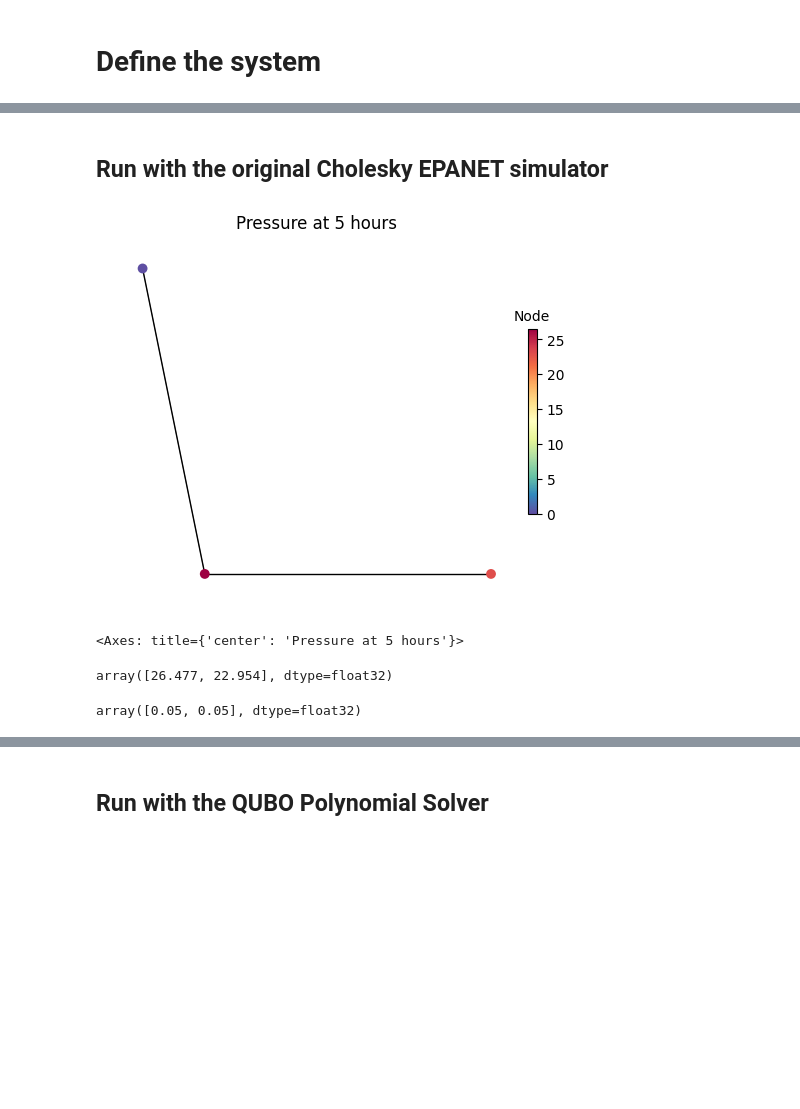
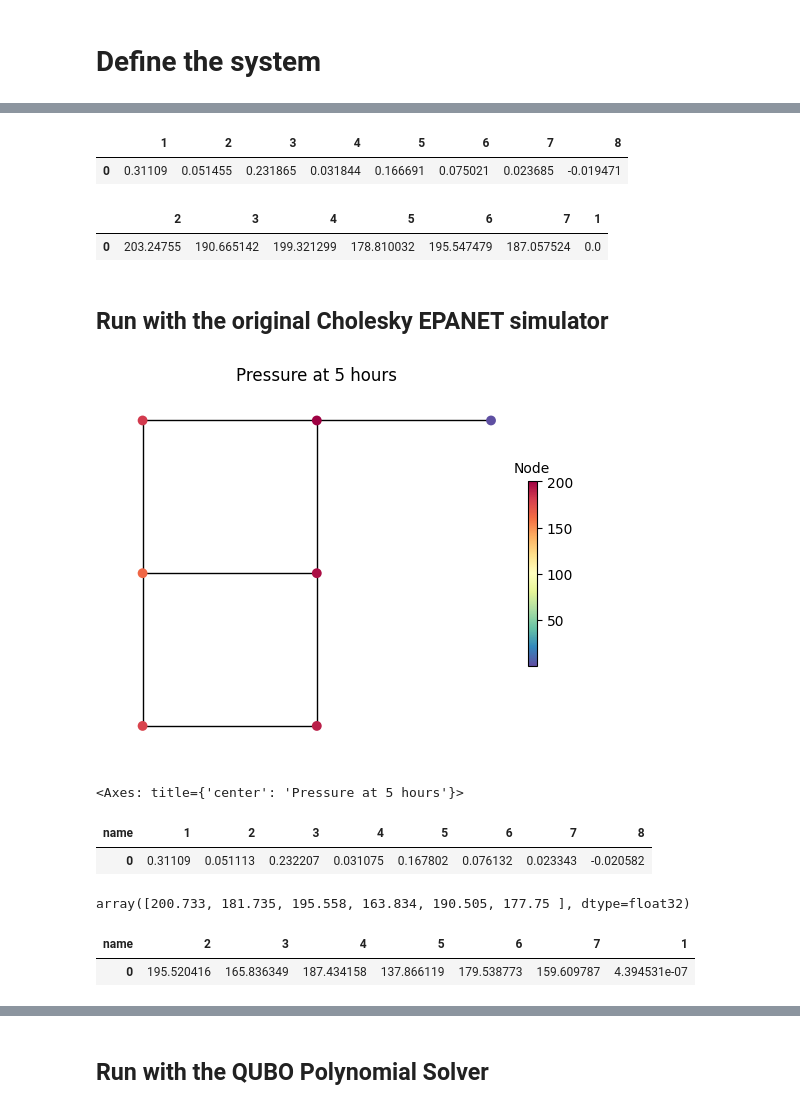
Before and after one commit to QuantumApplicationLab/wntr-quantum, a Jupyter notebook: docs/notebooks/sandbox/qubo_poly_solver_Net2loops.ipynb, the cells around one changed output, grey strips where cells are left out. Cells and saved outputs as stored; diff of their text form; code cells hidden in the pictures; blank space fills up the shorter version.

Commit message:
2loops example

```diff
--- a/docs/notebooks/sandbox/qubo_poly_solver_Net2loops.ipynb
+++ b/docs/notebooks/sandbox/qubo_poly_solver_Net2loops.ipynb
@@ -18,25 +52,46 @@ wntr.graphics.plot_network(wn, title=wn.name, node_labels=True)
+# %%
+res.link['flowrate']
+# %% [output]
+|  | 1 | 2 | 3 | 4 | 5 | 6 | 7 | 8 |
+| 0 | 0.31109 | 0.051455 | 0.231865 | 0.031844 | 0.166691 | 0.075021 | 0.023685 | -0.019471 |
+# %%
+res.node['pressure']
+# %% [output]
+|  | 2 | 3 | 4 | 5 | 6 | 7 | 1 |
+| 0 | 203.24755 | 190.665142 | 199.321299 | 178.810032 | 195.547479 | 187.057524 | 0.0 |
 # %% [markdown]
 ## Run with the original Cholesky EPANET simulator
 # %%
+inp_file = '../networks/Net2LoopsCMflat.inp'
+wn = wntr.network.WaterNetworkModel(inp_file)
+# sim = wntr_quantum.sim.QuantumEpanetSimulator(wn)
 sim = wntr.sim.EpanetSimulator(wn)
 results = sim.run_sim()
 # Plot results on the network
 pressure_at_5hr = results.node['pressure'].loc[0, :]
 wntr.graphics.plot_network(wn, node_attribute=pressure_at_5hr, node_size=50,
                         title='Pressure at 5 hours', node_labels=False)
 # %% [output]
-[figure, old version]
+[figure, new version]
 <Axes: title={'center': 'Pressure at 5 hours'}>
+# %%
+results.link["flowrate"]
+# %% [output]
+| name | 1 | 2 | 3 | 4 | 5 | 6 | 7 | 8 |
+| 0 | 0.31109 | 0.051113 | 0.232207 | 0.031075 | 0.167802 | 0.076132 | 0.023343 | -0.020582 |
 # %%
-ref_pressure = results.node['pressure'].values[0][:2]
+ref_pressure = results.node['pressure'].values[0][:-1]
 ref_pressure
 # %% [output]
-array([26.477, 22.954], dtype=float32)
+array([200.733, 181.735, 195.558, 163.834, 190.505, 177.75 ], dtype=float32)
+# %%
+results.node['pressure']
+# %% [output]
+| name | 2 | 3 | 4 | 5 | 6 | 7 | 1 |
+| 0 | 195.520416 | 165.836349 | 187.434158 | 137.866119 | 179.538773 | 159.609787 | 4.394531e-07 |
 # %%
 ref_rate = results.link['flowrate'].values[0]
-ref_rate
+ref_rate = ref_rate[[0,1,2,6,3,4,7,5]]
-# %% [output]
-array([0.05, 0.05], dtype=float32)
 # %%
 ref_values = np.append(ref_rate, ref_pressure)
 ref_values
```
Also changed, not shown: parts of 14 cells of this notebook.
